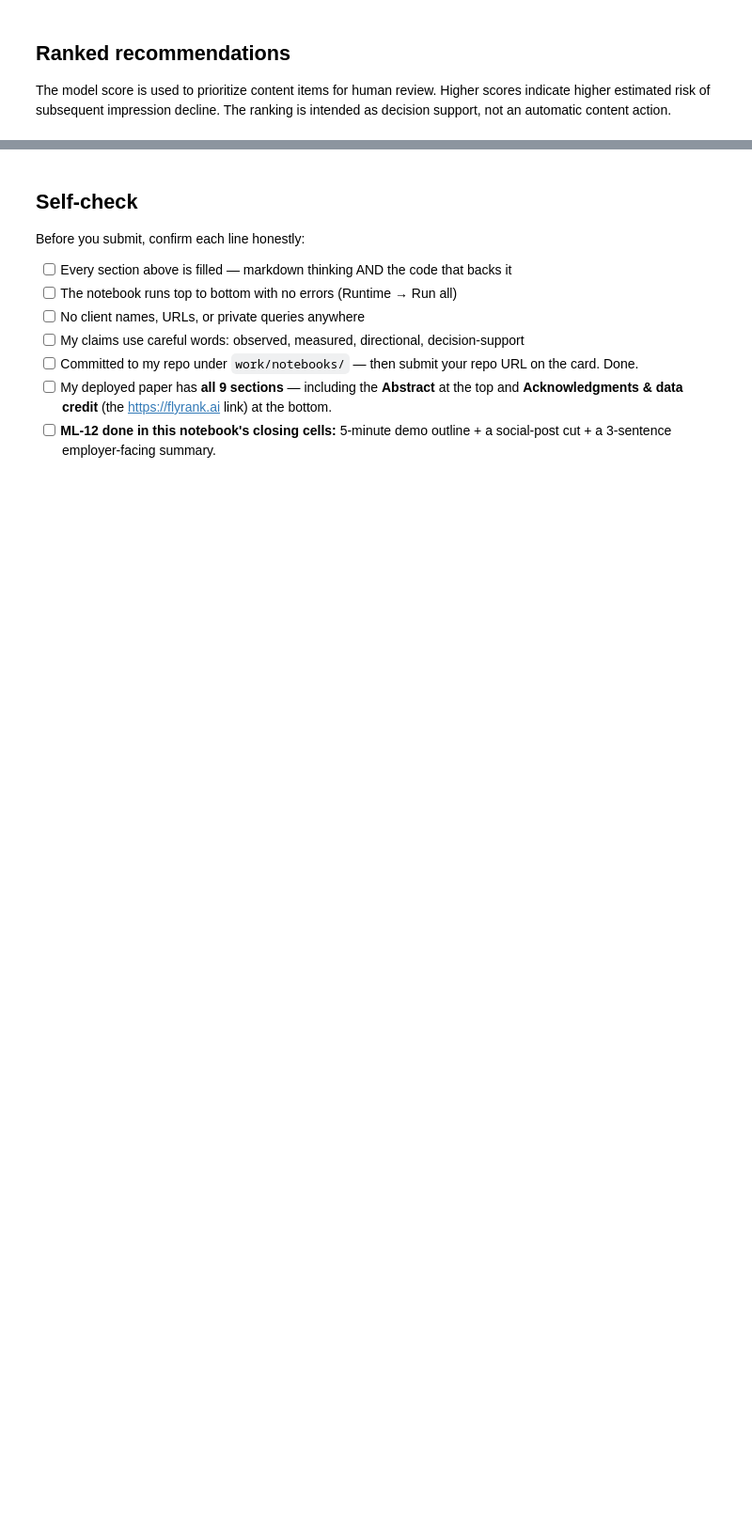
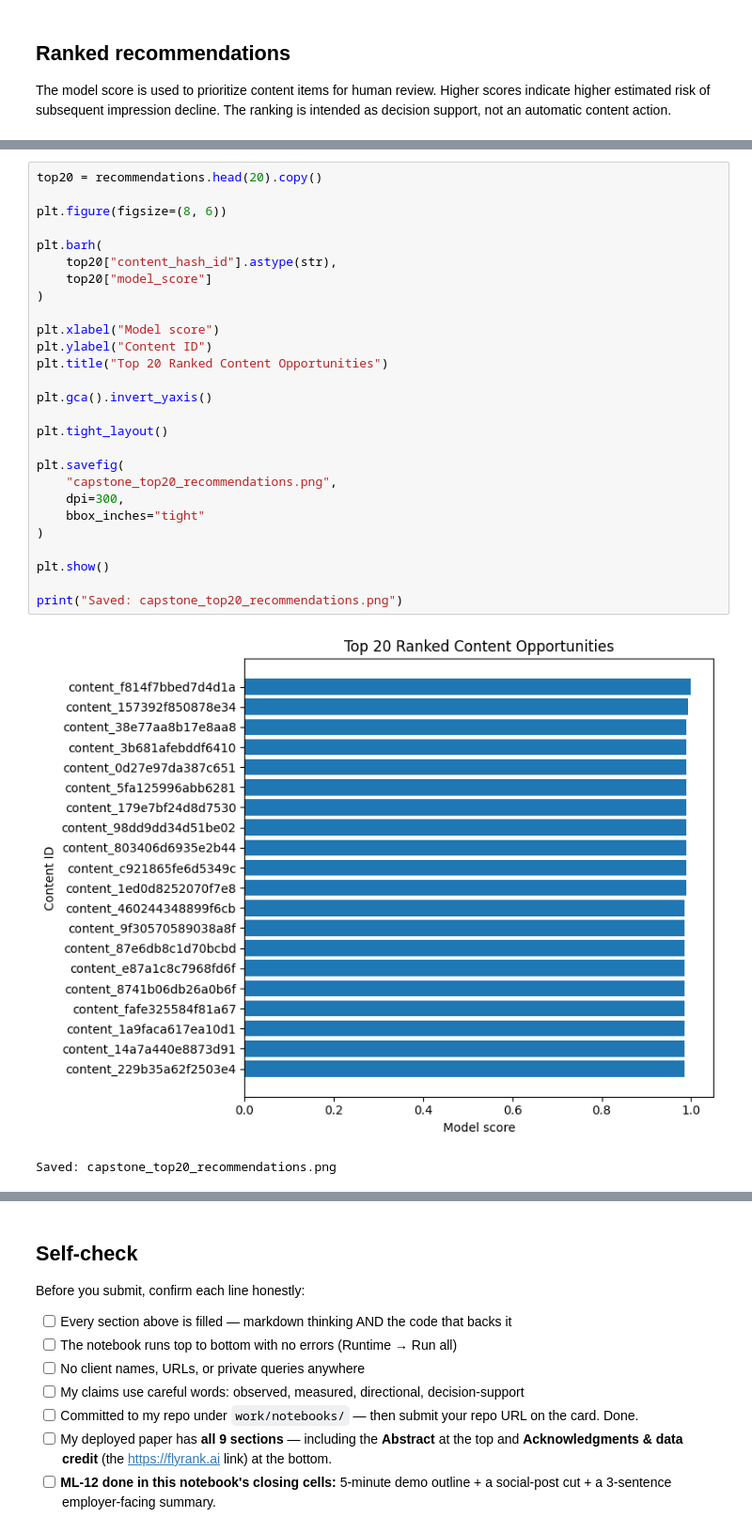
Before and after one commit to suha-2004/flyrank-ml-internship, a Jupyter notebook: work/notebooks/capstone.ipynb, the cells around one changed output, grey strips where cells are left out. Shown at 94% size. Drawn from its saved outputs; the diff is of its cells as text; blank space fills up the shorter version.

```diff
--- a/work/notebooks/capstone.ipynb
+++ b/work/notebooks/capstone.ipynb
@@ -1669,0 +1767,30 @@ KeyError: "['model_score', 'avg_position_prev30', 'position_volatility_prev30',
+# %%
+top20 = recommendations.head(20).copy()
+
+plt.figure(figsize=(8, 6))
+
+plt.barh(
+    top20["content_hash_id"].astype(str),
+    top20["model_score"]
+)
+
+plt.xlabel("Model score")
+plt.ylabel("Content ID")
+plt.title("Top 20 Ranked Content Opportunities")
+
+plt.gca().invert_yaxis()
+
+plt.tight_layout()
+
+plt.savefig(
+    "capstone_top20_recommendations.png",
+    dpi=300,
+    bbox_inches="tight"
+)
+
+plt.show()
+
+print("Saved: capstone_top20_recommendations.png")
+# %% [output]
+[figure, added]
+Saved: capstone_top20_recommendations.png
```
Also changed, not shown: parts of 67 cells of this notebook.
